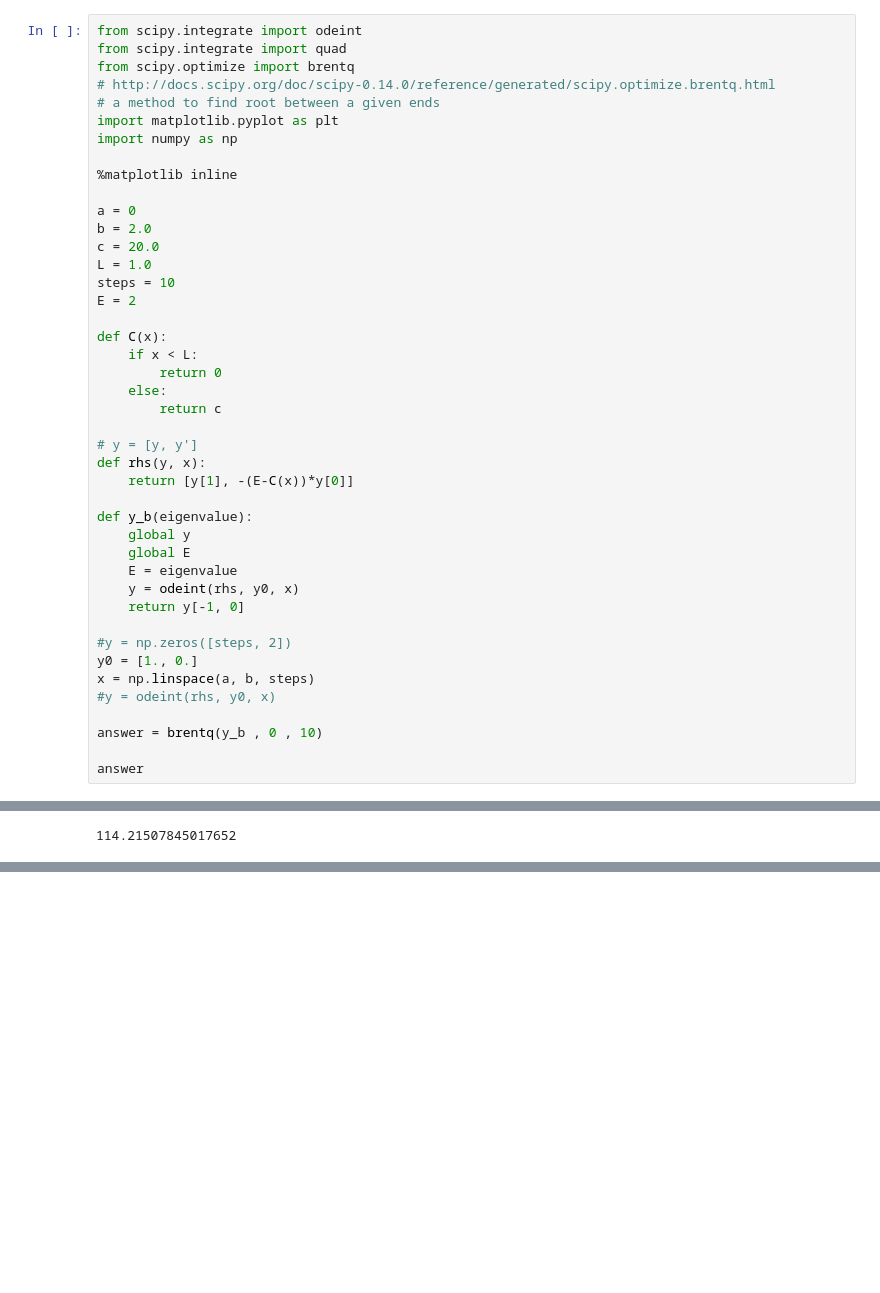
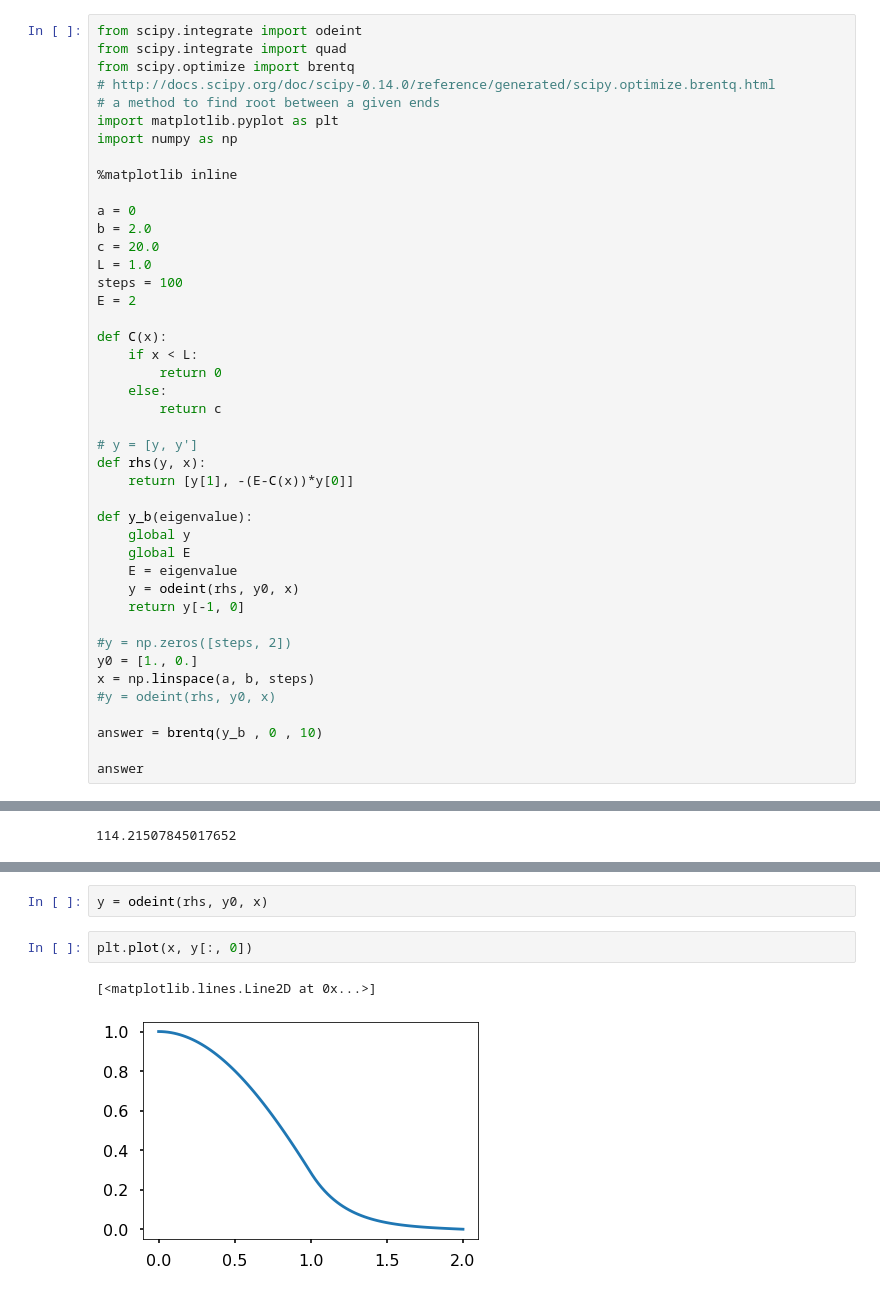
Before and after one commit to gigadot/ssm, a Jupyter notebook: Topic 01 - Ordinary Differential Equation (ODE)/1.4 Solving ODE - BVP.ipynb, the cells around one changed output, grey strips where cells are left out. Saved outputs shown, nothing was run; the diff lists cells and outputs as text; blank space fills up the shorter version.

```diff
--- a/Topic 01 - Ordinary Differential Equation (ODE)/1.4 Solving ODE - BVP.ipynb
+++ b/Topic 01 - Ordinary Differential Equation (ODE)/1.4 Solving ODE - BVP.ipynb
@@ -210,7 +210,7 @@ a = 0
 b = 2.0
 c = 20.0
 L = 1.0
-steps = 10
+steps = 100
 E = 2
 
 def C(x):
@@ -266,0 +275,7 @@ brentq(y_b , 86 , 120)
+# %%
+y = odeint(rhs, y0, x)
+# %%
+plt.plot(x, y[:, 0])
+# %% [output]
+[<matplotlib.lines.Line2D at 0x...>]
+[figure, added]
```
Also changed, not shown: parts of 5 cells of this notebook, 1 other file.
